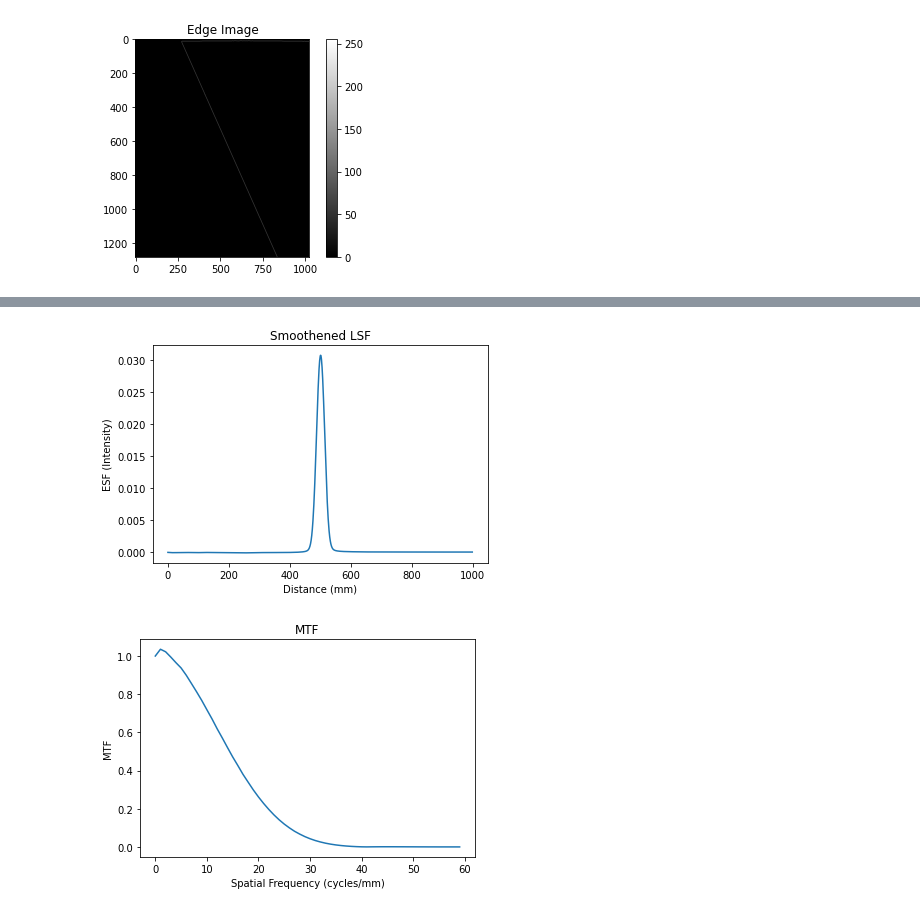
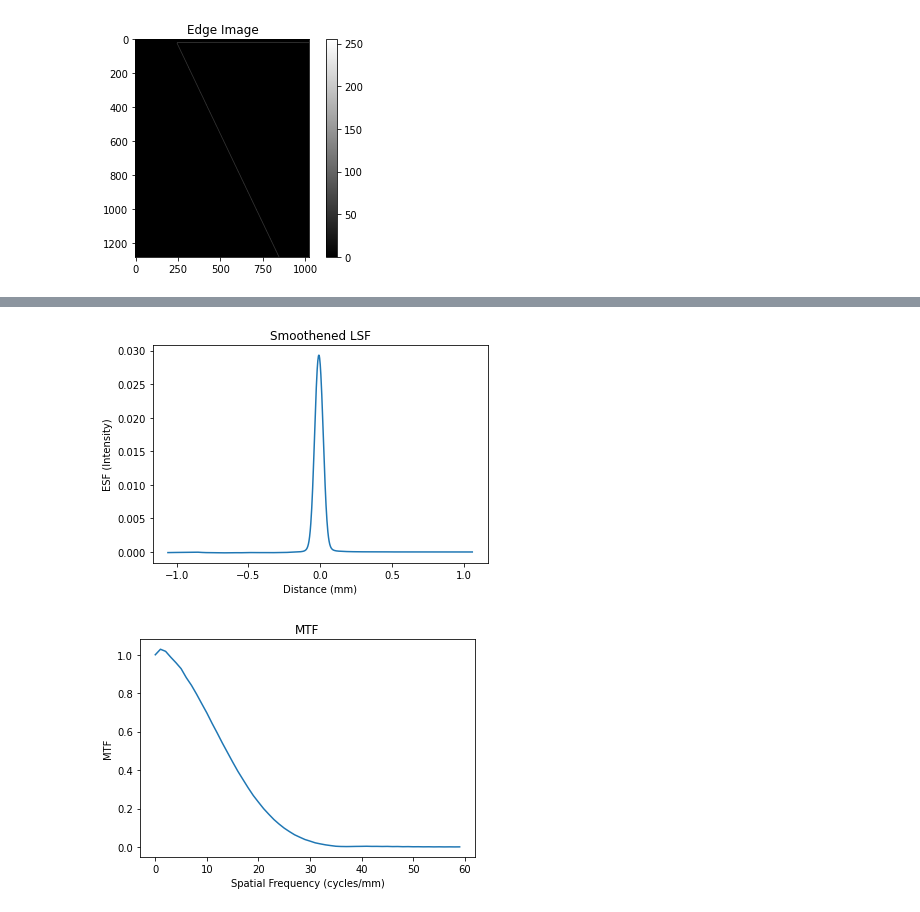
Before and after one commit to PrabhaSahiti/Imaging-Instrumentation, a Jupyter notebook: lab3_mtf.ipynb, the cells around one changed output, grey strips where cells are left out. Cells and saved outputs as stored; diff of their text form; code cells hidden in the pictures.

```diff
--- a/lab3_mtf.ipynb
+++ b/lab3_mtf.ipynb
@@ -18,7 +18,7 @@ import matplotlib.pyplot as plt
 
 from scipy.ndimage import gaussian_filter1d
 # %%
-data_path = 'data\data\lab_3_2a1_exp35_knife.npy'
+data_path = 'data\data\lab_3_2c_exp35_knife.npy'
 data = np.load(data_path)
 
 # Averaging image to remove noise
@@ -52,5 +52,6 @@ plt.show()
 # %% [output]
 [figure]
 # %%
-lines = cv2.HoughLines(edge_img, 1, np.pi/180, 500, None, 0, 0)
-line_angle = lines[0,0,1] #Radians
+lines = cv2.HoughLines(edge_img, 1, np.pi/180, 100, None, 0, 0)
+line_angle = lines[1,0,1] #Radians
+line_angle
@@ -154,35 +174,38 @@ plt.show()
 # %%
 # Compute the LSF
 lsf = np.ediff1d(esf_hist) /(2*bin_size)
-pix_range = np.arange(1245-500, 1245+500)
+peak = 1290
+pix_range = np.arange(peak-500, peak+500)
 lsf = (-1)*lsf[pix_range]
+pix_range = (pix_range - peak)*bin_size
 #smoothen using hanning window
-hann_filter = np.hanning(50)
-lsf_smooth = np.convolve(lsf, hann_filter, 'same')
+# hann_filter = np.hanning(10)
+# lsf_smooth = np.convolve(lsf, hann_filter, 'same')
+lsf_smooth = lsf
 lsf_smooth = lsf_smooth / np.sum(lsf_smooth)
 
 # plt.plot(lsf)
 # plt.show()
-plt.plot(lsf_smooth)
+plt.plot(pix_range, lsf_smooth)
 plt.title('Smoothened LSF')
 plt.xlabel('Distance (mm)')
 plt.ylabel('ESF (Intensity)')
 plt.show()
 
 mtf = np.fft.fftshift(np.fft.fft(lsf_smooth))
 mtf_mag = np.abs(mtf)
 # plt.plot(mtf_mag[500 : 550])
 # plt.show()
 clip_range = range(500,560)
 #freq = np.arange(0, len(clip_range)) * (1/bin_size)
 plt.plot(mtf_mag[clip_range])
 plt.title('MTF')
 plt.ylabel('MTF')
 plt.xlabel('Spatial Frequency (cycles/mm)')
 plt.show()
 # %% [output]
-[figure, old version]
+[figure, new version]
-[figure, old version]
+[figure, new version]
 # %%
 20/bin_size
 
```
Also changed, not shown: parts of 9 cells of this notebook.
